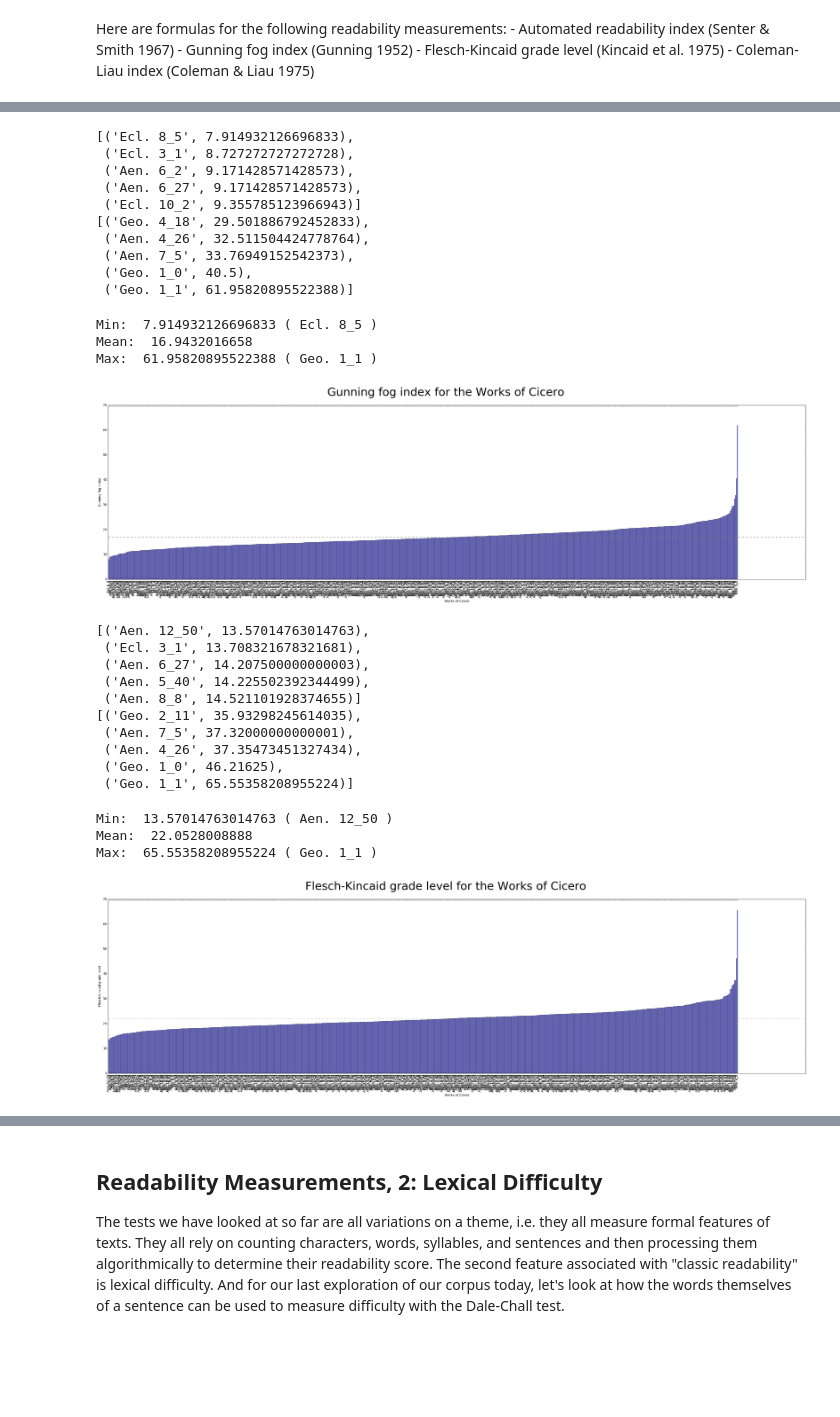
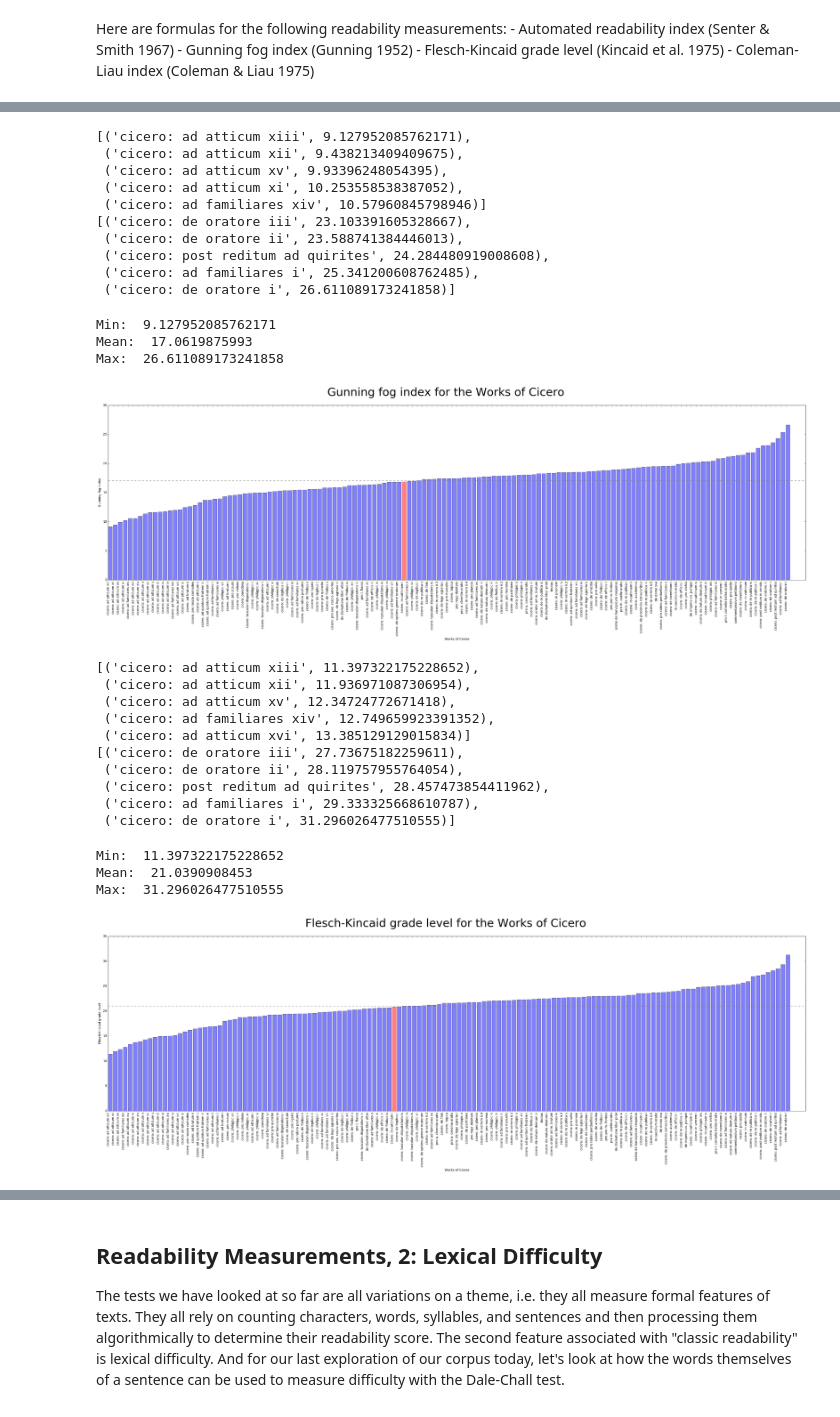
Before and after one commit to diyclassics/readability, a Jupyter notebook: Vergil Readability.ipynb, the cells around one changed output, grey strips where cells are left out. Saved outputs shown, nothing was run; the diff lists cells and outputs as text; code cells hidden in the pictures; blank space fills up the shorter version.

```diff
--- a/Vergil Readability.ipynb
+++ b/Vergil Readability.ipynb
@@ -477,10 +523,6 @@ def char_count(text):
     return len(text)
 
 def syll_count(text):
-    text = text.replace('qu','qv')
-    text = text.replace('ae','e')
-    text = text.replace('oe','e')
-    text = text.replace('ei','e')
     return sum(letter in 'aeiouy' for letter in text.lower())
 
 def comp_word_count(text):
@@ -517,8 +559,10 @@ def coleman_liau(text):
 # %%
 aris = []
 
-for segment in segments:
-    aris.append((segment[0], ari(segment[1])))
+for i, text in enumerate(vergil_texts):
+    #text = "\n".join(paras)
+    aris.append((vergil_titles[i],ari(text)))
+
 
 aris.sort(key=lambda x: x[1])
 pprint(aris[:5])
@@ -571,24 +614,25 @@ Max:  74.84932835820896 ( Geo. 1_1 )
 # %%
 gfs = []
 
-for segment in segments:
-    gfs.append((segment[0], gunningfog(segment[1])))
+for i, paras in enumerate(cicero_paras):
+    text = "\n".join(paras)
+    gfs.append((cicero_titles[i],gunningfog(text)))
 
 
 gfs.sort(key=lambda x: x[1])
 pprint(gfs[:5])
 pprint(gfs[-5:])
 # %% [output]
-[('Ecl. 8_5', 7.914932126696833),
- ('Ecl. 3_1', 8.727272727272728),
- ('Aen. 6_2', 9.171428571428573),
- ('Aen. 6_27', 9.171428571428573),
- ('Ecl. 10_2', 9.355785123966943)]
-[('Geo. 4_18', 29.501886792452833),
- ('Aen. 4_26', 32.511504424778764),
- ('Aen. 7_5', 33.76949152542373),
- ('Geo. 1_0', 40.5),
- ('Geo. 1_1', 61.95820895522388)]
+[('cicero: ad atticum xiii', 9.127952085762171),
+ ('cicero: ad atticum xii', 9.438213409409675),
+ ('cicero: ad atticum xv', 9.93396248054395),
+ ('cicero: ad atticum xi', 10.253558538387052),
+ ('cicero: ad familiares xiv', 10.57960845798946)]
+[('cicero: de oratore iii', 23.103391605328667),
+ ('cicero: de oratore ii', 23.588741384446013),
+ ('cicero: post reditum ad quirites', 24.284480919008608),
+ ('cicero: ad familiares i', 25.341200608762485),
+ ('cicero: de oratore i', 26.611089173241858)]
 # %%
 test = "Gunning fog index"
 
@@ -605,7 +649,7 @@ print('Max: ', max_score, '(', objects[scores.index(max_score)], ')')
 y_pos = np.arange(len(objects))
 plt.figure(figsize=(40,10))
 barlist = plt.bar(y_pos, scores, alpha=.5)
-#barlist[objects.index('cicero: in catilinam i')].set_color('r')
+barlist[objects.index('cicero: in catilinam i')].set_color('r')
 
 plt.xticks(y_pos, objects)
 plt.axhline(y=mean_score,color='gray',ls='dashed')
@@ -618,64 +662,65 @@ plt.setp(labels, rotation=90)
 
 plt.show()
 # %% [output]
-Min:  7.914932126696833 ( Ecl. 8_5 )
-Mean:  16.9432016658
-Max:  61.95820895522388 ( Geo. 1_1 )
+Min:  9.127952085762171
+Mean:  17.0619875993
+Max:  26.611089173241858
-[figure, old version]
+[figure, new version]
 # %%
 fks = []
 
-for segment in segments:
-    fks.append((segment[0], fleschkincaid(segment[1])))
+for i, paras in enumerate(cicero_paras):
+    text = "\n".join(paras)
+    fks.append((cicero_titles[i],fleschkincaid(text)))
 
 
 fks.sort(key=lambda x: x[1])
 pprint(fks[:5])
 pprint(fks[-5:])
 # %% [output]
-[('Aen. 12_50', 13.57014763014763),
- ('Ecl. 3_1', 13.708321678321681),
- ('Aen. 6_27', 14.207500000000003),
- ('Aen. 5_40', 14.225502392344499),
- ('Aen. 8_8', 14.521101928374655)]
-[('Geo. 2_11', 35.93298245614035),
- ('Aen. 7_5', 37.32000000000001),
- ('Aen. 4_26', 37.35473451327434),
- ('Geo. 1_0', 46.21625),
- ('Geo. 1_1', 65.55358208955224)]
+[('cicero: ad atticum xiii', 11.397322175228652),
+ ('cicero: ad atticum xii', 11.936971087306954),
+ ('cicero: ad atticum xv', 12.34724772671418),
+ ('cicero: ad familiares xiv', 12.749659923391352),
+ ('cicero: ad atticum xvi', 13.385129129015834)]
+[('cicero: de oratore iii', 27.73675182259611),
+ ('cicero: de oratore ii', 28.119757955764054),
+ ('cicero: post reditum ad quirites', 28.457473854411962),
+ ('cicero: ad familiares i', 29.333325668610787),
+ ('cicero: de oratore i', 31.296026477510555)]
 # %%
 test = "Flesch-Kincaid grade level"
 
 objects = [item[0] for item in fks]
 scores = [item[1] for item in fks]
 min_score = min(scores)
 mean_score = np.mean(scores)
 max_score = max(scores)
 
 print('Min: ', min_score, '(', objects[scores.index(min_score)], ')')
 print('Mean: ', mean_score)
 print('Max: ', max_score, '(', objects[scores.index(max_score)], ')')
 
 y_pos = np.arange(len(objects))
 plt.figure(figsize=(40,10))
 barlist = plt.bar(y_pos, scores, alpha=.5)
-#barlist[objects.index('cicero: in catilinam i')].set_color('r')
+barlist[objects.index('cicero: in catilinam i')].set_color('r')
 
 plt.xticks(y_pos, objects)
 plt.axhline(y=mean_score,color='gray',ls='dashed')
 plt.suptitle('%s for the Works of Cicero' % test, fontsize=36)
 plt.xlabel('Works of Cicero')
 plt.ylabel(test)
 
 locs, labels = plt.xticks()
 plt.setp(labels, rotation=90)
 
 plt.show()
 # %% [output]
-Min:  13.57014763014763 ( Aen. 12_50 )
-Mean:  22.0528008888
-Max:  65.55358208955224 ( Geo. 1_1 )
+Min:  11.397322175228652
+Mean:  21.0390908453
+Max:  31.296026477510555
-[figure, old version]
+[figure, new version]
 # %%
 cls = []
 
```
Also changed, not shown: parts of 25 cells of this notebook.
